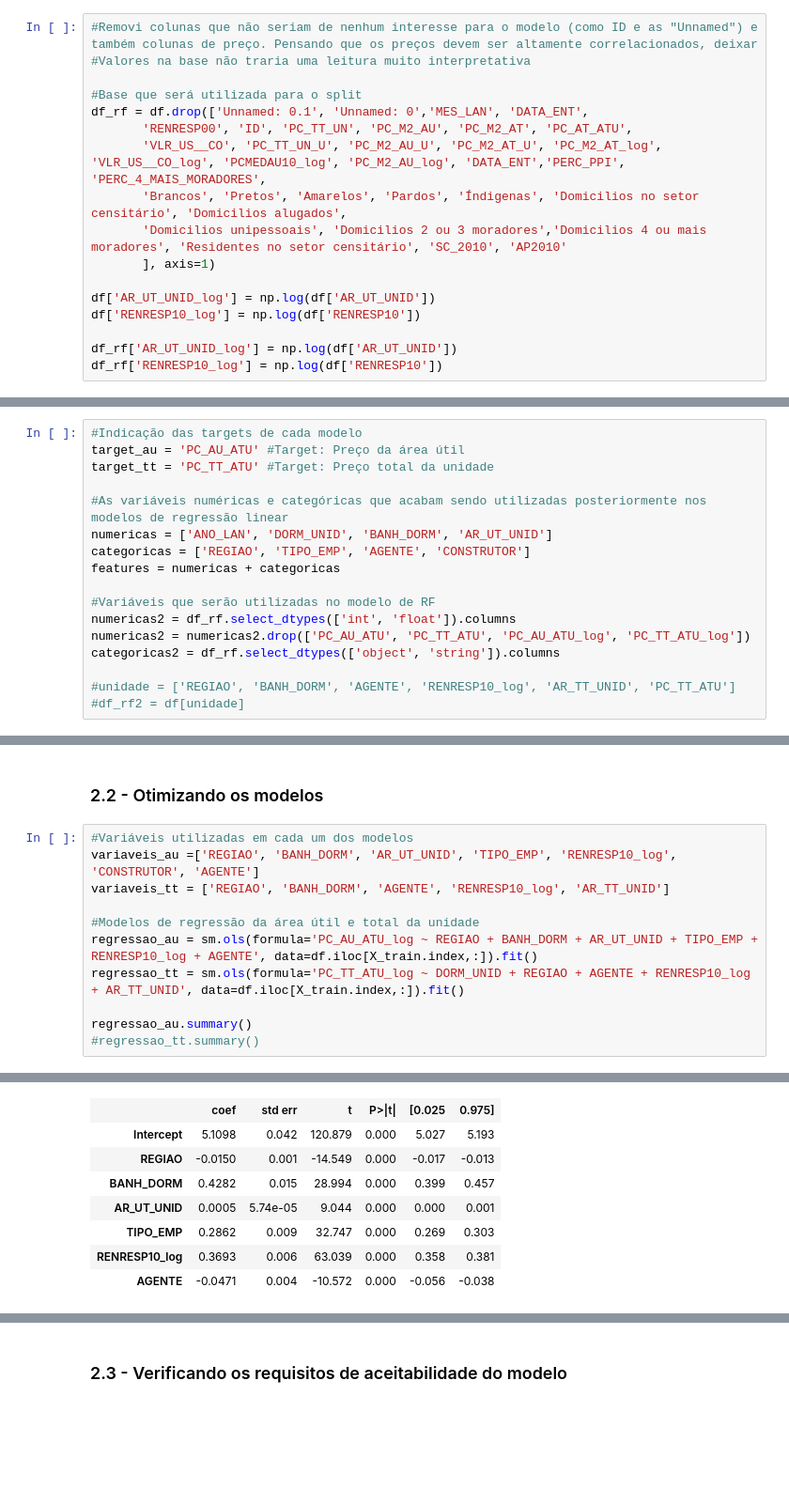
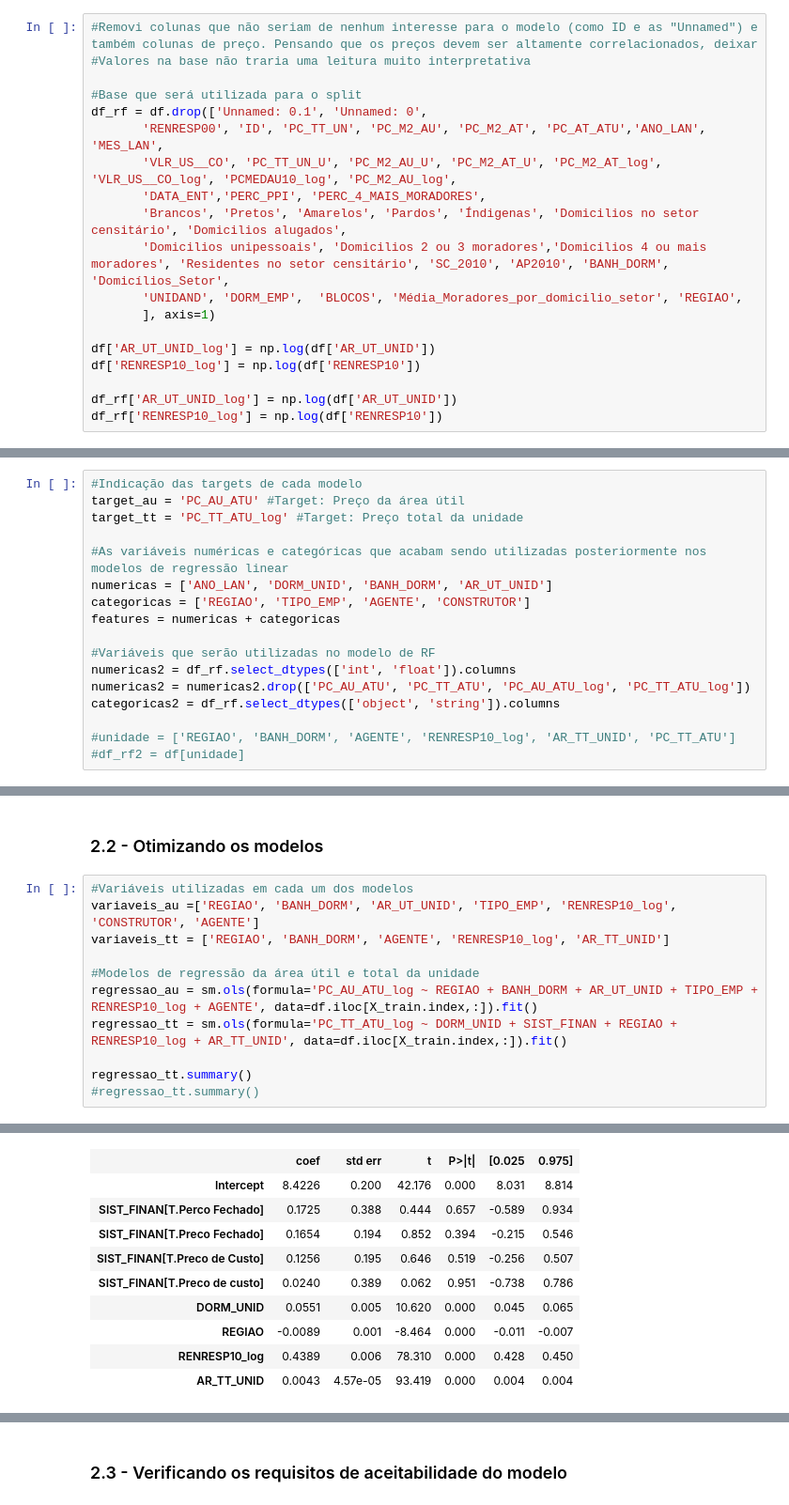
Before and after one commit to LissesCastro/Tera-Mercado-Imobiliario-SP, a Jupyter notebook: modelo_preditivo.ipynb, the cells around one changed output, grey strips where cells are left out. Shown: that part at 94% size. Drawn from its saved outputs; the diff is of its cells as text; blank space fills up the shorter version.

```diff
--- a/modelo_preditivo.ipynb
+++ b/modelo_preditivo.ipynb
@@ -69,11 +74,13 @@ df = pd.read_csv('Base_EMBRAESP_trabalhada.csv')
 #Valores na base não traria uma leitura muito interpretativa
 
 #Base que será utilizada para o split
-df_rf = df.drop(['Unnamed: 0.1', 'Unnamed: 0','MES_LAN', 'DATA_ENT',
-       'RENRESP00', 'ID', 'PC_TT_UN', 'PC_M2_AU', 'PC_M2_AT', 'PC_AT_ATU',
-       'VLR_US__CO', 'PC_TT_UN_U', 'PC_M2_AU_U', 'PC_M2_AT_U', 'PC_M2_AT_log', 'VLR_US__CO_log', 'PCMEDAU10_log', 'PC_M2_AU_log', 'DATA_ENT','PERC_PPI', 'PERC_4_MAIS_MORADORES',
+df_rf = df.drop(['Unnamed: 0.1', 'Unnamed: 0',
+       'RENRESP00', 'ID', 'PC_TT_UN', 'PC_M2_AU', 'PC_M2_AT', 'PC_AT_ATU','ANO_LAN', 'MES_LAN',
+       'VLR_US__CO', 'PC_TT_UN_U', 'PC_M2_AU_U', 'PC_M2_AT_U', 'PC_M2_AT_log', 'VLR_US__CO_log', 'PCMEDAU10_log', 'PC_M2_AU_log',
+       'DATA_ENT','PERC_PPI', 'PERC_4_MAIS_MORADORES',
        'Brancos', 'Pretos', 'Amarelos', 'Pardos', 'Índigenas', 'Domicilios no setor censitário', 'Domicilios alugados',
-       'Domicilios unipessoais', 'Domicilios 2 ou 3 moradores','Domicilios 4 ou mais moradores', 'Residentes no setor censitário', 'SC_2010', 'AP2010'
+       'Domicilios unipessoais', 'Domicilios 2 ou 3 moradores','Domicilios 4 ou mais moradores', 'Residentes no setor censitário', 'SC_2010', 'AP2010', 'BANH_DORM', 'Domicílios_Setor',
+       'UNIDAND', 'DORM_EMP',  'BLOCOS', 'Média_Moradores_por_domicilio_setor', 'REGIAO',
        ], axis=1)
 
 df['AR_UT_UNID_log'] = np.log(df['AR_UT_UNID'])
@@ -86,7 +93,7 @@ df_rf['RENRESP10_log'] = np.log(df['RENRESP10'])
 # %%
 #Indicação das targets de cada modelo
 target_au = 'PC_AU_ATU' #Target: Preço da área útil
-target_tt = 'PC_TT_ATU' #Target: Preço total da unidade
+target_tt = 'PC_TT_ATU_log' #Target: Preço total da unidade
 
 #As variáveis numéricas e categóricas que acabam sendo utilizadas posteriormente nos modelos de regressão linear
 numericas = ['ANO_LAN', 'DORM_UNID', 'BANH_DORM', 'AR_UT_UNID']
@@ -167,9 +174,9 @@ variaveis_tt = ['REGIAO', 'BANH_DORM', 'AGENTE', 'RENRESP10_log', 'AR_TT_UNID']
 
 #Modelos de regressão da área útil e total da unidade
 regressao_au = sm.ols(formula='PC_AU_ATU_log ~ REGIAO + BANH_DORM + AR_UT_UNID + TIPO_EMP + RENRESP10_log + AGENTE', data=df.iloc[X_train.index,:]).fit()
-regressao_tt = sm.ols(formula='PC_TT_ATU_log ~ DORM_UNID + REGIAO + AGENTE + RENRESP10_log + AR_TT_UNID', data=df.iloc[X_train.index,:]).fit()
+regressao_tt = sm.ols(formula='PC_TT_ATU_log ~ DORM_UNID + SIST_FINAN + REGIAO + RENRESP10_log + AR_TT_UNID', data=df.iloc[X_train.index,:]).fit()
 
-regressao_au.summary()
+regressao_tt.summary()
 #regressao_tt.summary()
 # %% [output]
 OLS Regression Results
@@ -184,9 +191,11 @@ OLS Regression Results
 | Covariance Type: | nonrobust |  |  |
 |  | coef | std err | t | P>|t| | [0.025 | 0.975] |
-| Intercept | 5.1098 | 0.042 | 120.879 | 0.000 | 5.027 | 5.193 |
-| REGIAO | -0.0150 | 0.001 | -14.549 | 0.000 | -0.017 | -0.013 |
-| BANH_DORM | 0.4282 | 0.015 | 28.994 | 0.000 | 0.399 | 0.457 |
-| AR_UT_UNID | 0.0005 | 5.74e-05 | 9.044 | 0.000 | 0.000 | 0.001 |
-| TIPO_EMP | 0.2862 | 0.009 | 32.747 | 0.000 | 0.269 | 0.303 |
-| RENRESP10_log | 0.3693 | 0.006 | 63.039 | 0.000 | 0.358 | 0.381 |
-| AGENTE | -0.0471 | 0.004 | -10.572 | 0.000 | -0.056 | -0.038 |
+| Intercept | 8.4226 | 0.200 | 42.176 | 0.000 | 8.031 | 8.814 |
+| SIST_FINAN[T.Perco Fechado] | 0.1725 | 0.388 | 0.444 | 0.657 | -0.589 | 0.934 |
+| SIST_FINAN[T.Preco Fechado] | 0.1654 | 0.194 | 0.852 | 0.394 | -0.215 | 0.546 |
+| SIST_FINAN[T.Preco de Custo] | 0.1256 | 0.195 | 0.646 | 0.519 | -0.256 | 0.507 |
+| SIST_FINAN[T.Preco de custo] | 0.0240 | 0.389 | 0.062 | 0.951 | -0.738 | 0.786 |
+| DORM_UNID | 0.0551 | 0.005 | 10.620 | 0.000 | 0.045 | 0.065 |
+| REGIAO | -0.0089 | 0.001 | -8.464 | 0.000 | -0.011 | -0.007 |
+| RENRESP10_log | 0.4389 | 0.006 | 78.310 | 0.000 | 0.428 | 0.450 |
+| AR_TT_UNID | 0.0043 | 4.57e-05 | 93.419 | 0.000 | 0.004 | 0.004 |
```
Also changed, not shown: parts of 24 cells of this notebook.
